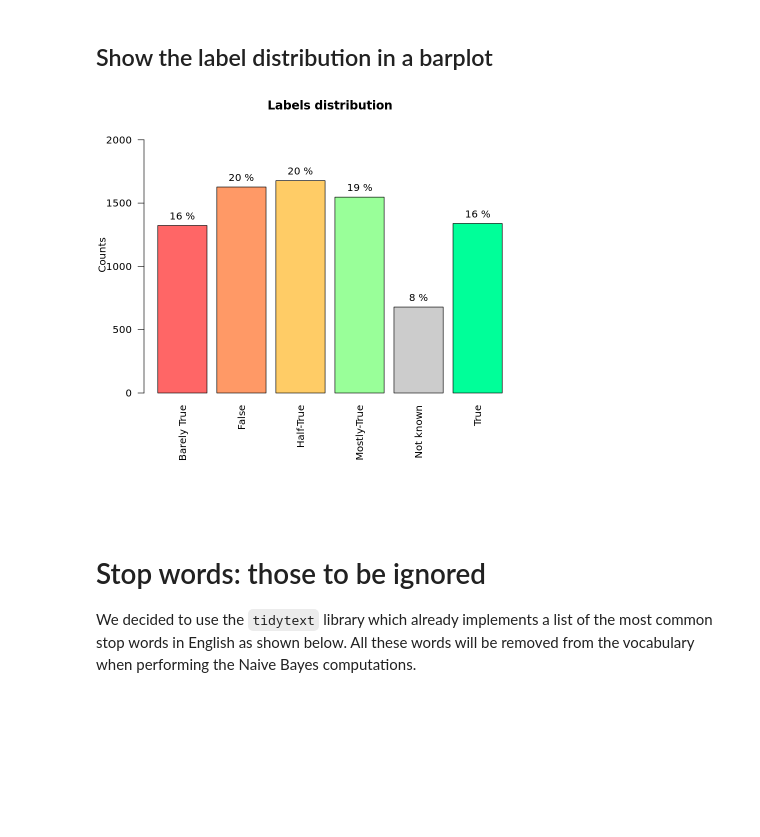
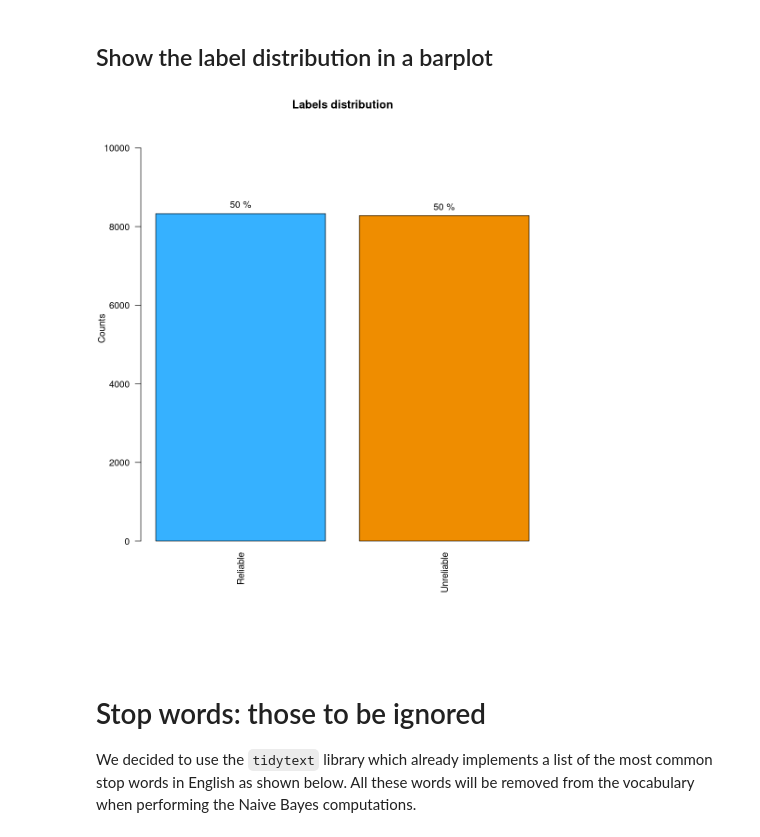
Before and after one commit to tommaso-bertola/falsehoods-sieve, a Jupyter notebook: falsehood_sieve-runnable.ipynb, the cells around one changed output. Drawn from its saved outputs; the diff is of its cells as text; code cells hidden in the pictures; blank space fills up the shorter version.

Commit message:
minor changes; problem with dataset 3

```diff
--- a/falsehood_sieve-runnable.ipynb
+++ b/falsehood_sieve-runnable.ipynb
@@ -30,7 +12,7 @@ We decide which dataset to analyze based on the variable `dataset`.
 - `3` corresponds to `fake-news` dataset
 - `4` corresponds to `fake-news` dataset, but focusing on titles
 # %%
-dataset <- 1
+dataset <- 3
 # %%
 # possible paths for the 2 datasets
 
@@ -191,13 +185,15 @@ prior.classes <- counts_labels/sum(counts_labels)  # compute the prior for each
 labels <- tags_numbers$tags
 colors <- tags_numbers$colors
 # %%
+options(repr.plot.height = 10, repr.plot.width =8)
+
 par(mar = c(10, 4, 2, 0))
 b <- barplot(counts_labels, col = colors, names = labels, las = 2, ylab = "Counts",
     main = "Labels distribution", ylim = c(0, 1.3 * max(counts_labels)))
 text(x = b, y = counts_labels, pos = 3, label = paste(round(prior.classes * 100,
     0), "%"), cex = 1)
 # %% [output]
-[figure, old version]
+[figure, new version]
 # %% [markdown]
 # Stop words: those to be ignored
 We decided to use the `tidytext` library which already implements a list of the most common stop words in English as shown below. All these words will be removed from the vocabulary when performing the Naive Bayes computations.
```
Also changed, not shown: parts of 8 cells of this notebook.
